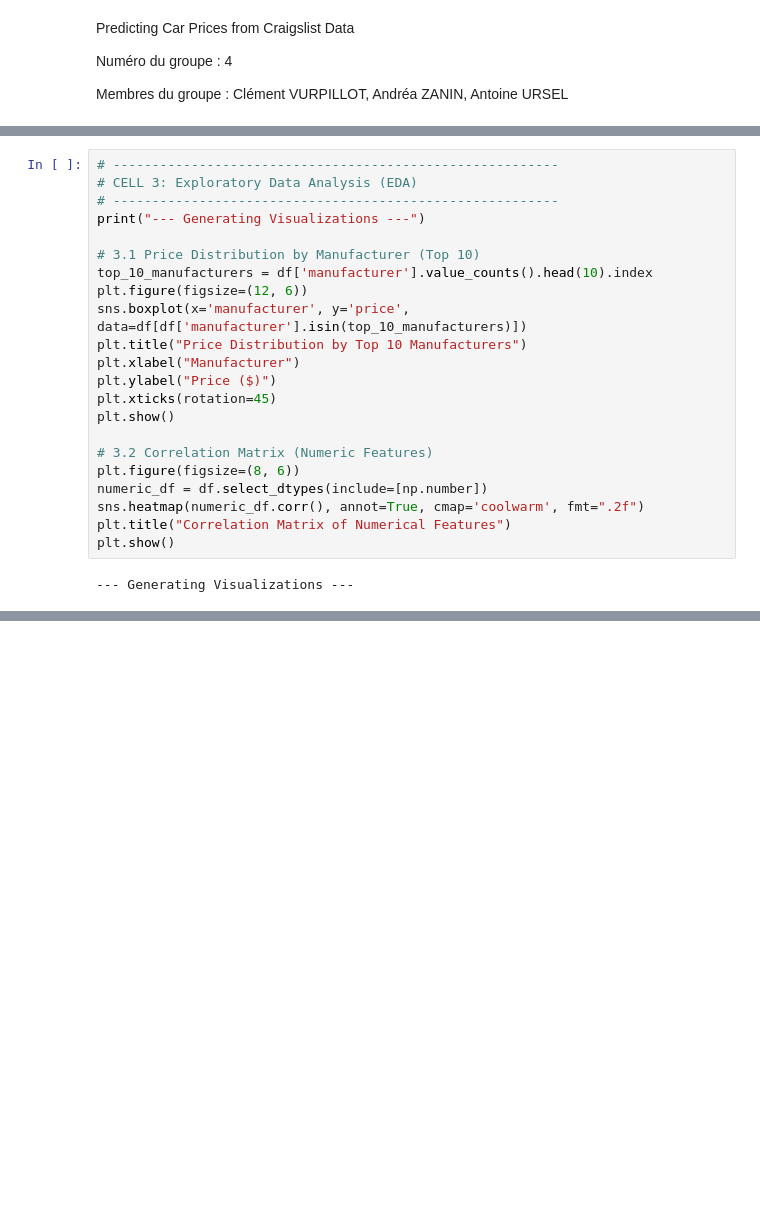
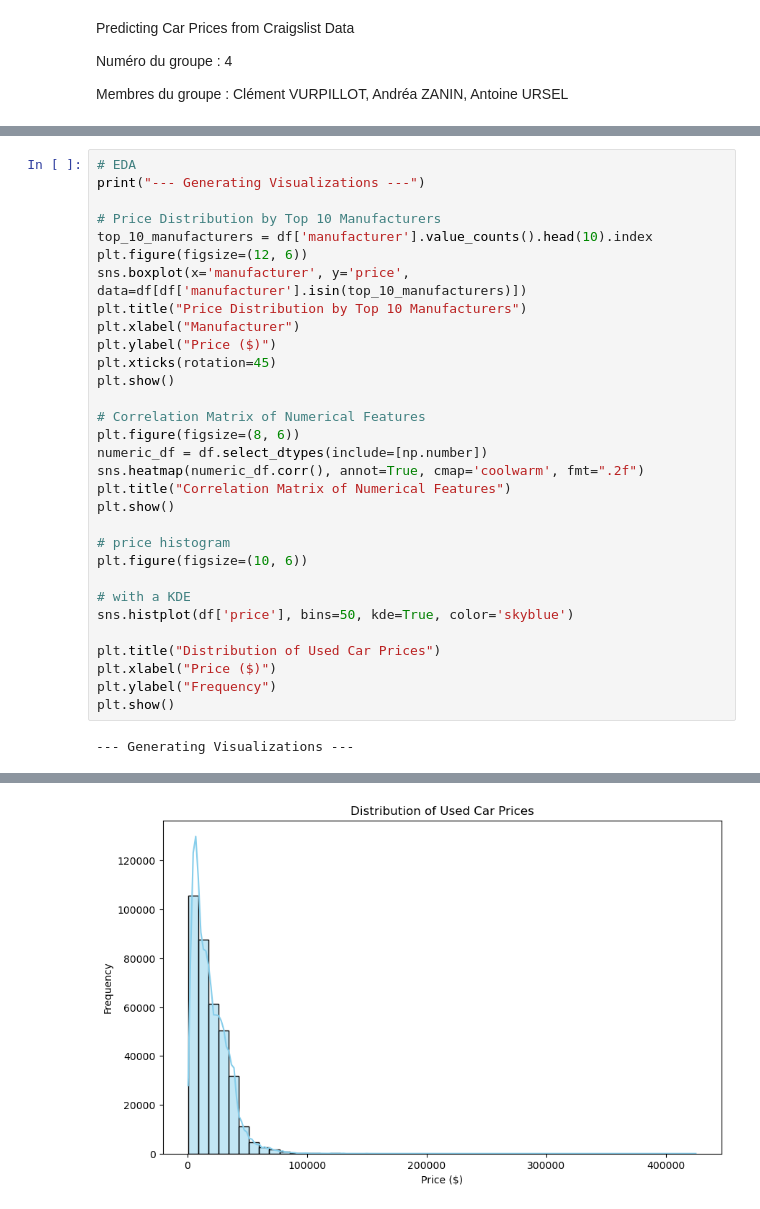
Before and after one commit to Oradixx/Car_Price_Prediction_Project, a Jupyter notebook: notebooks/Car_Price_Prediction_Final.ipynb, the cells around one changed output, grey strips where cells are left out. Cells and saved outputs as stored; diff of their text form; blank space fills up the shorter version.

```diff
--- a/notebooks/Car_Price_Prediction_Final.ipynb
+++ b/notebooks/Car_Price_Prediction_Final.ipynb
@@ -92,29 +87,39 @@ Initial Shape: (426880, 26)
 | 30 | 30990 | 2017.0 | toyota | 41124.0 | gas | other | pickup | good | unknown | ... |
 | 31 | 15000 | 2013.0 | ford | 128000.0 | gas | automatic | truck | excellent | rwd | ... |
 # %%
-# ---------------------------------------------------------
-# CELL 3: Exploratory Data Analysis (EDA)
-# ---------------------------------------------------------
+# EDA
 print("--- Generating Visualizations ---")
 
-# 3.1 Price Distribution by Manufacturer (Top 10)
+# Price Distribution by Top 10 Manufacturers
 top_10_manufacturers = df['manufacturer'].value_counts().head(10).index
 plt.figure(figsize=(12, 6))
 sns.boxplot(x='manufacturer', y='price', data=df[df['manufacturer'].isin(top_10_manufacturers)])
 plt.title("Price Distribution by Top 10 Manufacturers")
 plt.xlabel("Manufacturer")
 plt.ylabel("Price ($)")
 plt.xticks(rotation=45)
 plt.show()
 
-# 3.2 Correlation Matrix (Numeric Features)
+# Correlation Matrix of Numerical Features
 plt.figure(figsize=(8, 6))
 numeric_df = df.select_dtypes(include=[np.number])
 sns.heatmap(numeric_df.corr(), annot=True, cmap='coolwarm', fmt=".2f")
 plt.title("Correlation Matrix of Numerical Features")
 plt.show()
+
+# price histogram
+plt.figure(figsize=(10, 6))
+
+# with a KDE
+sns.histplot(df['price'], bins=50, kde=True, color='skyblue')
+
+plt.title("Distribution of Used Car Prices")
+plt.xlabel("Price ($)")
+plt.ylabel("Frequency")
+plt.show()
 # %% [output]
 --- Generating Visualizations ---
 [figure]
 [figure]
+[figure, added]
 # %%
```
Also changed, not shown: parts of 8 cells of this notebook.
